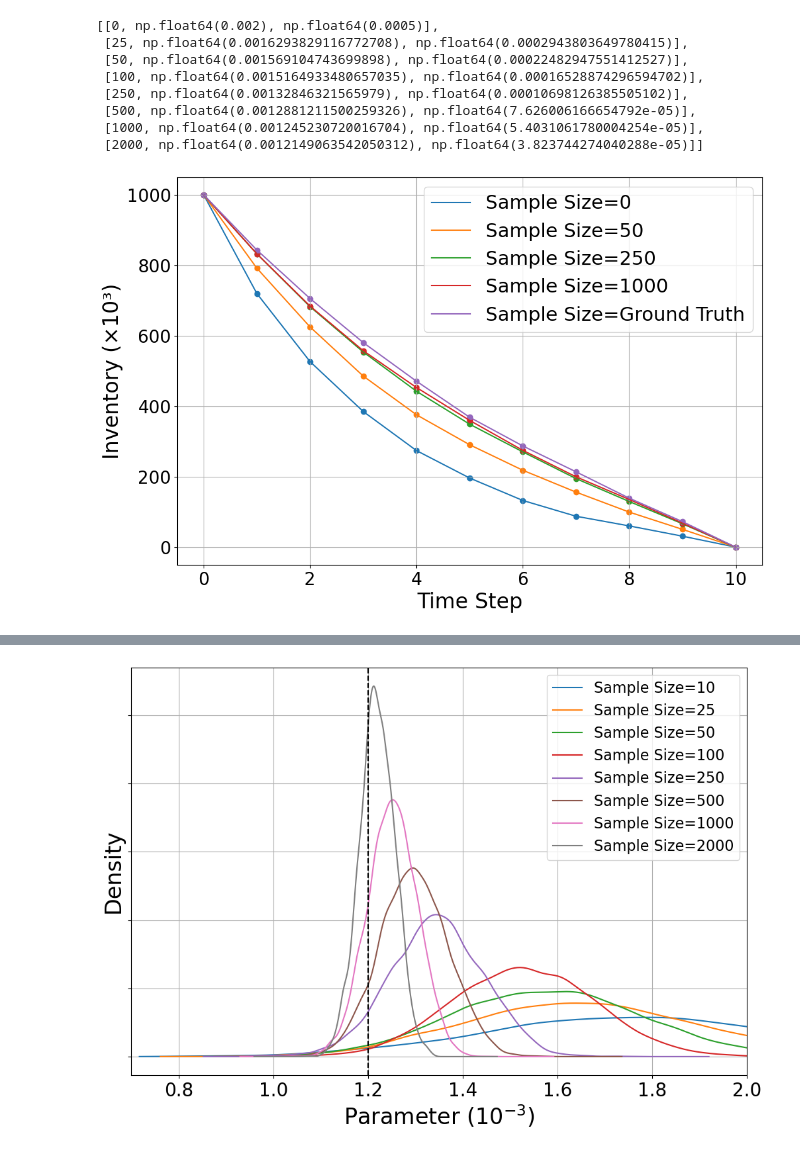
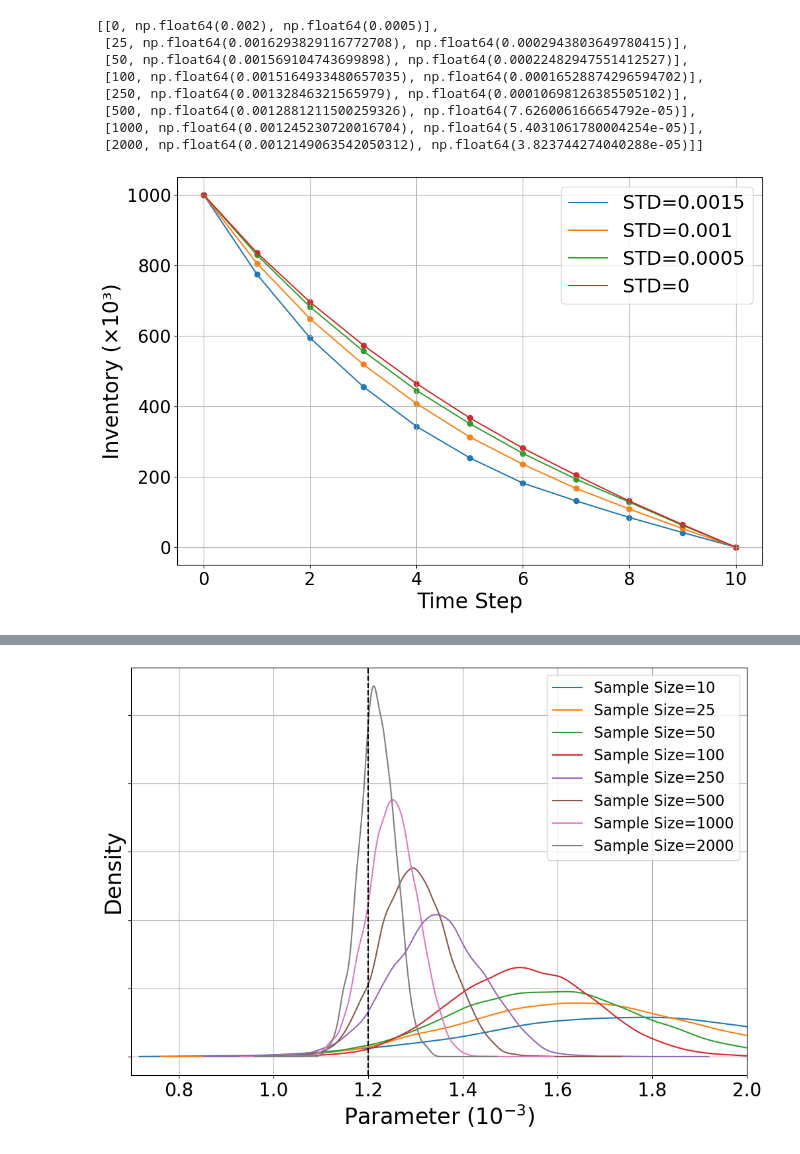
Before and after one commit to col12cn/AC-model, a Jupyter notebook: Report_AC_Bayes/closed_form_prior.ipynb, the cells around one changed output, grey strips where cells are left out. Saved outputs shown, nothing was run; the diff lists cells and outputs as text; code cells hidden in the pictures.

```diff
--- a/Report_AC_Bayes/closed_form_prior.ipynb
+++ b/Report_AC_Bayes/closed_form_prior.ipynb
@@ -137,40 +137,50 @@ import matplotlib.pyplot as plt
 # ------------------------------------------------------------------
 # 1. Load the results ------------------------------------------------
 # ------------------------------------------------------------------
-results_dir  = "particle count"
-pickle_file  = "/nfs/home/colinn/Report_AC_Bayes/closed_form_prior_quick/closed_form_prior.pkl"
+pickle_file1  = "/nfs/home/colinn/Report_AC_Bayes/closed_form_prior_quick_fixed_mean1.5/closed_form_prior_fixed_mean_1.5.pkl"
+pickle_file2  = "//nfs/home/colinn/Report_AC_Bayes/closed_form_prior_quick_fixed_mean/closed_form_prior_fixed_mean.pkl"
+pickle_file3  = "/nfs/home/colinn/Report_AC_Bayes/Danni_closed_form_prior_fixed_var.pkl"
 
-with open(pickle_file, "rb") as f:
-    delta_results = pickle.load(f)
+with open(pickle_file1, "rb") as f:
+    delta_results1 = pickle.load(f)
+
+with open(pickle_file2, "rb") as f:
+    delta_results2 = pickle.load(f)
+
+with open(pickle_file3, "rb") as f:
+    delta_results3 = pickle.load(f)
 # %%
 import numpy as np
 # %%
 plt.figure(figsize=(12, 8))
 time_steps = range(11)
 n=24
-mean_traj = delta_results[0]['mean_inventory']
-plt.scatter(time_steps, mean_traj)
-plt.plot(time_steps, mean_traj, label=f'Sample Size={0}')
-for i in log_results.keys():
+# mean_traj = delta_results[0]['mean_inventory']
+# plt.scatter(time_steps, mean_traj)
+# plt.plot(time_steps, mean_traj, label=f'Sample Size={0}')
+std = [1.5e-03, 1e-03, 5e-04, 0]
+j =0
+for i in delta_results1.keys():
     if i != 'Point Estimate':
-        mean_traj = log_results[i]['mean_inventory']
-        std_traj  = log_results[i]['std_inventory']
+        mean_traj = delta_results1[i]['mean_inventory']
+        std_traj  = delta_results1[i]['std_inventory']
         upper_bound = mean_traj + std_traj
         lower_bound = mean_traj - std_traj
         plt.scatter(time_steps, mean_traj)
-        plt.plot(time_steps, mean_traj, label=f'Sample Size={i}')
-        #plt.fill_between(time_steps, lower_bound, upper_bound, alpha=0.2)
-mean_traj = delta_results['Ground Truth']['mean_inventory']
-plt.scatter(time_steps, mean_traj)
-plt.plot(time_steps, mean_traj, label=f'Sample Size=Ground Truth')
+        plt.plot(time_steps, mean_traj, label=f'STD={std[j]}')
+        #plt.fill_between(time_steps, lower_bound, upper_bound, alpha=0.1)
+    j = j+1
+# mean_traj = delta_results['Ground Truth']['mean_inventory']
+# plt.scatter(time_steps, mean_traj)
+# plt.plot(time_steps, mean_traj, label=f'Sample Size=Ground Truth')
 plt.xlabel('Time Step', fontsize = n)
 plt.ylabel('Trade Size', fontsize = n)
 plt.legend(loc = "best", fontsize = n-2)
 plt.tick_params(axis="both", which="major", labelsize=n-4)
 plt.grid(True)
 ax = plt.gca()
 ax.ticklabel_format(axis='y', style='plain')  # disables the 10^3 offset
 ax.set_ylabel("Inventory (×10³)", fontsize=n)
-plt.savefig('log_prior.pdf', bbox_inches = 'tight', pad_inches=0.05)
+plt.savefig('fix_std.pdf', bbox_inches = 'tight', pad_inches=0.05)
 # %% [output]
-[figure, old version]
+[figure, new version]
```
Also changed, not shown: parts of 2 cells of this notebook, 16 other files.
